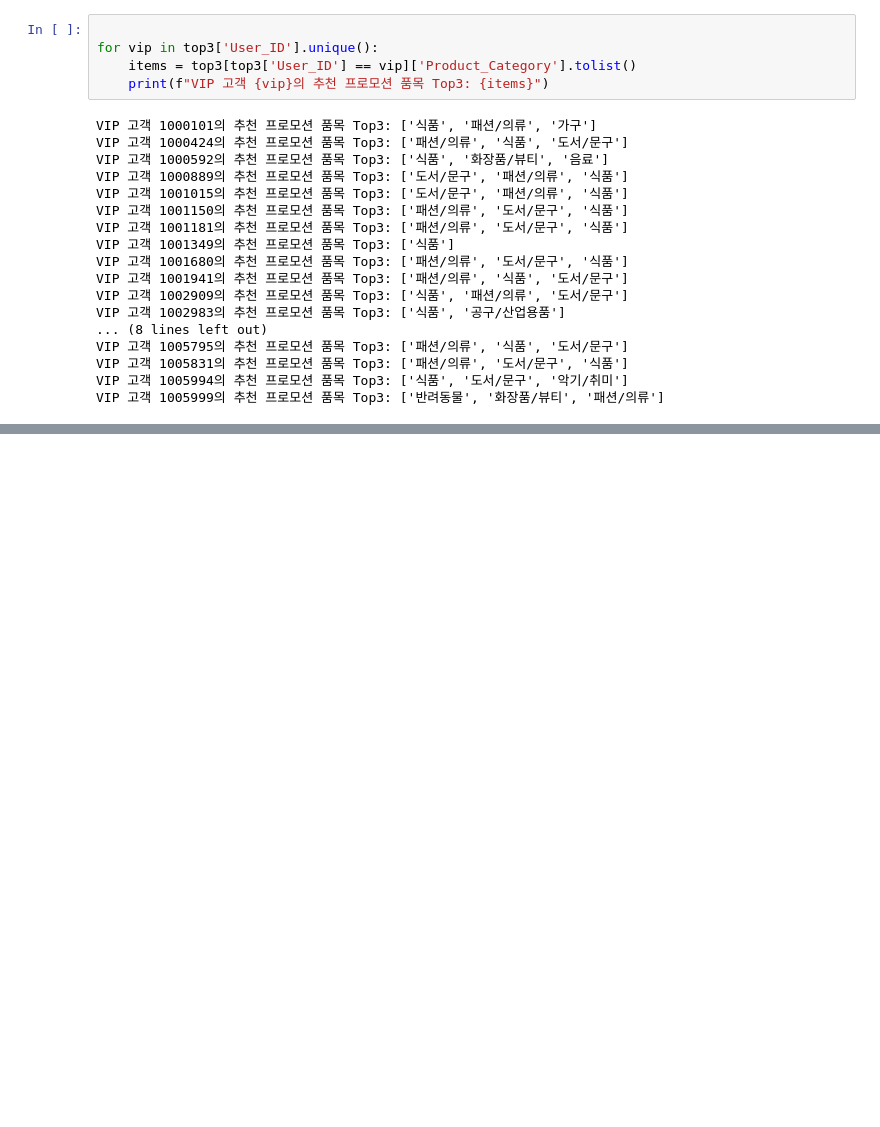
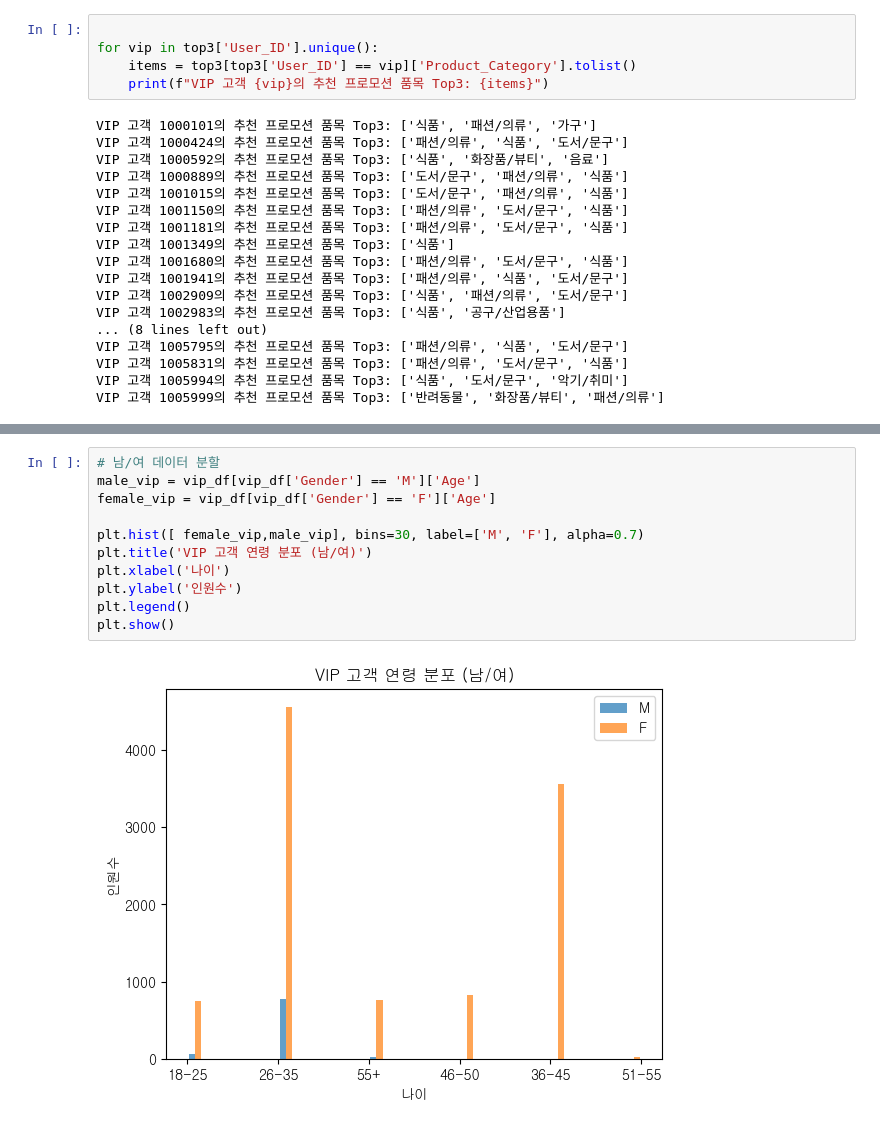
Before and after one commit to minsangggg/Data_Analysis, a Jupyter notebook: 사용자 데이터 분석.ipynb, the cells around one changed output, grey strips where cells are left out. Drawn from its saved outputs; the diff is of its cells as text; blank space fills up the shorter version.

```diff
--- a/사용자 데이터 분석.ipynb
+++ b/사용자 데이터 분석.ipynb
@@ -396,0 +424,13 @@ VIP 고객 1005999의 추천 프로모션 품목 Top3: ['반려동물', '화장
+# %%
+# 남/여 데이터 분할
+male_vip = vip_df[vip_df['Gender'] == 'M']['Age']
+female_vip = vip_df[vip_df['Gender'] == 'F']['Age']
+
+plt.hist([ female_vip,male_vip], bins=30, label=['M', 'F'], alpha=0.7)
+plt.title('VIP 고객 연령 분포 (남/여)')
+plt.xlabel('나이')
+plt.ylabel('인원수')
+plt.legend()
+plt.show()
+# %% [output]
+[figure, added]
```
Also changed, not shown: parts of 13 cells of this notebook.
